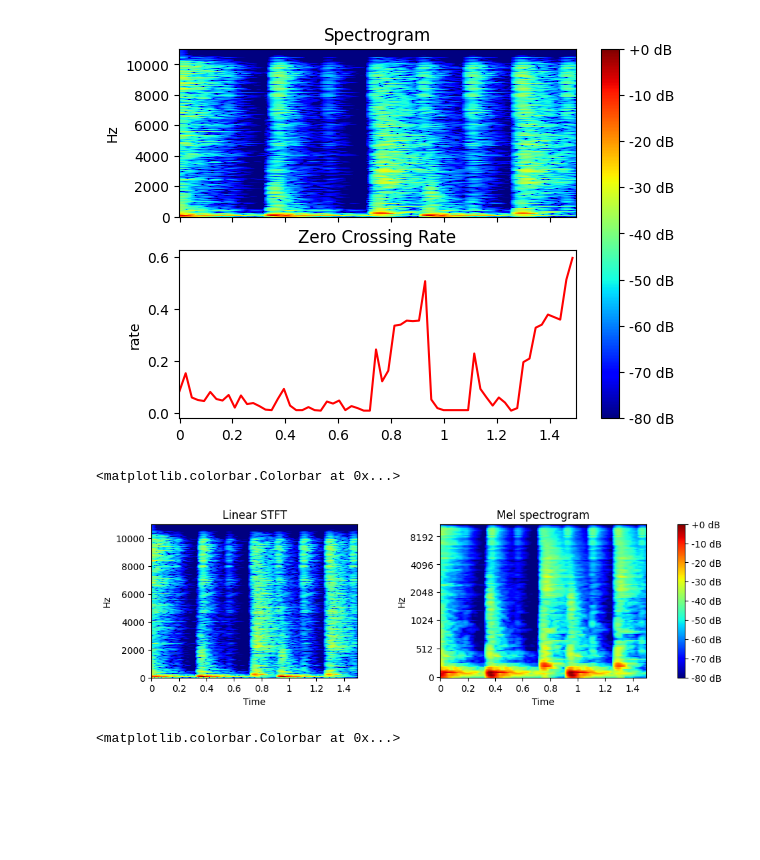
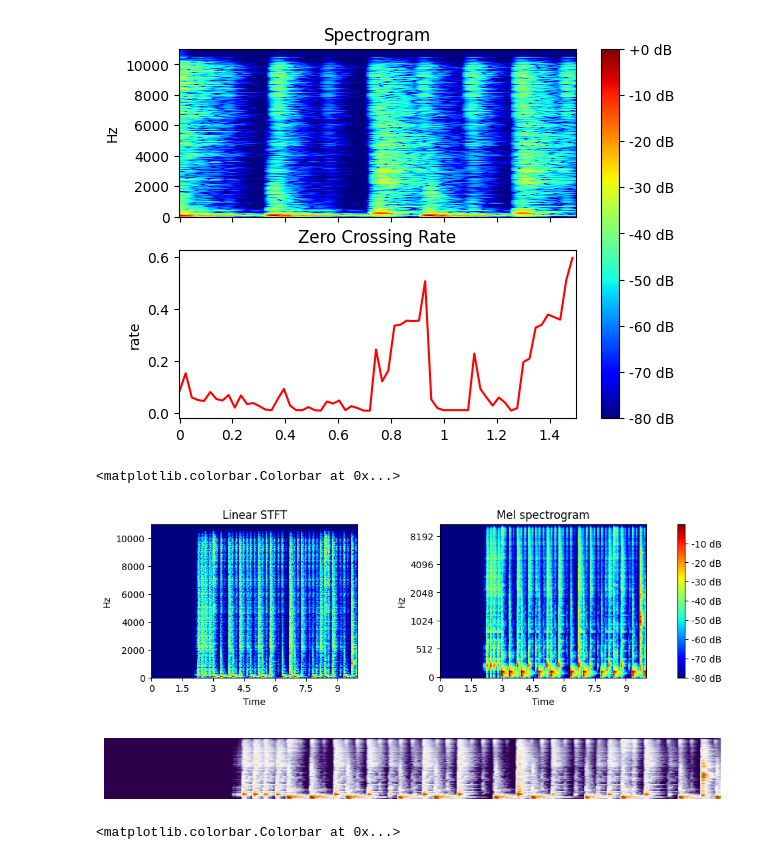
Before and after one commit to skittree/DrummerScore, a Jupyter notebook: old_notebooks/feature generation.ipynb, the cells around one changed output. Cells and saved outputs as stored; diff of their text form; code cells hidden in the pictures; blank space fills up the shorter version.

Commit message:
spectrogram as timeline visualized

```diff
--- a/old_notebooks/feature generation.ipynb
+++ b/old_notebooks/feature generation.ipynb
@@ -27,10 +27,10 @@ train_df
 897 rows × 13 columns
 # %%
 y,sr = librosa.load("../groove-v1.0.0/groove/drummer1/session1/1_funk_80_beat_4-4.wav")
-sec = sr * 3 #how many seconds to take from audio
+sec = sr * 10 #how many seconds to take from audio
 buffer = sr // 4 #how many seconds to play after onset
 # %%
-y = y[sec:sec*3//2]
+y = y[:sec]
 # %%
 librosa.display.waveshow(y,sr=sr, x_axis='time', color='red')
 # %% [output]
@@ -142,27 +142,36 @@ fig.colorbar(img1, ax=ax, format='%+2.0f dB')
 <matplotlib.colorbar.Colorbar at 0x...>
 [figure]
 # %%
-melspec = librosa.feature.melspectrogram(S=stft, n_fft=1024, hop_length=64)
+melspec = librosa.feature.melspectrogram(S=stft, n_fft=2048, hop_length=64, n_mels=256)
 melspec_db = librosa.amplitude_to_db(melspec, ref=np.max)
 fig, ax = plt.subplots(ncols=2, figsize=(12, 3), sharex=True)
 img1 = librosa.display.specshow(D, y_axis=y_axis, sr=sr,
                                hop_length=hop_length, x_axis='time', ax=ax[0], cmap=cmap, bins_per_octave=bins_per_octave,
                                auto_aspect=auto_aspect)
 img2 = librosa.display.specshow(melspec_db, y_axis="mel", sr=sr,
                                hop_length=hop_length, x_axis='time', ax=ax[1], cmap=cmap, bins_per_octave=bins_per_octave,
                                auto_aspect=auto_aspect)
 
 ax[0].set(title='Linear STFT')
 ax[0].label_outer()
 ax[1].set(title='Mel spectrogram', ylabel='Hz')
 plt.subplots_adjust(wspace=0.4)
-tick_interval = 0.2
-loc = ticker.MultipleLocator(base=tick_interval)
-ax[1].xaxis.set_major_locator(loc)
+#tick_interval = 0.2
+#loc = ticker.MultipleLocator(base=tick_interval)
+#ax[1].xaxis.set_major_locator(loc)
 fig.colorbar(img1, ax=ax, format='%+2.0f dB')
 # %% [output]
 <matplotlib.colorbar.Colorbar at 0x...>
-[figure, old version]
+[figure, new version]
+# %%
+fig, ax = plt.subplots(figsize=(10, 1))
+img2 = librosa.display.specshow(melspec_db, y_axis="mel", sr=sr,
+                               hop_length=hop_length, x_axis='time', ax=ax, cmap="PuOr_r", bins_per_octave=bins_per_octave,
+                               auto_aspect=auto_aspect)
+plt.axis('off')
+plt.savefig('spectrogram.png', dpi=300, bbox_inches='tight', pad_inches = 0)
+# %% [output]
+[figure, added]
 # %%
 melspec = librosa.feature.melspectrogram(S=stft, n_fft=1024, hop_length=64)
 mfcc = librosa.feature.mfcc(S=stft, n_mfcc=16)
```
Also changed, not shown: parts of 1 cell of this notebook, 1 other file.
